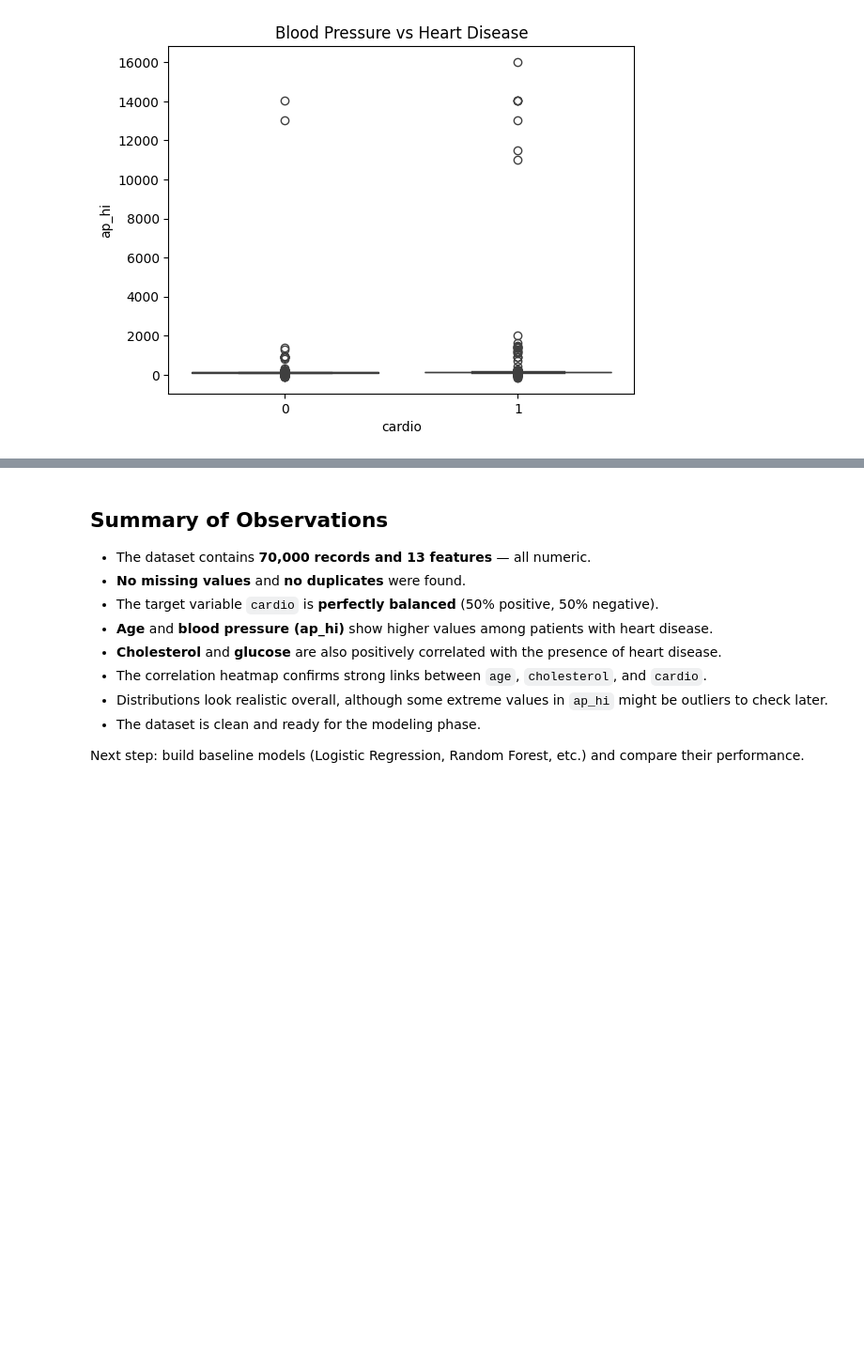
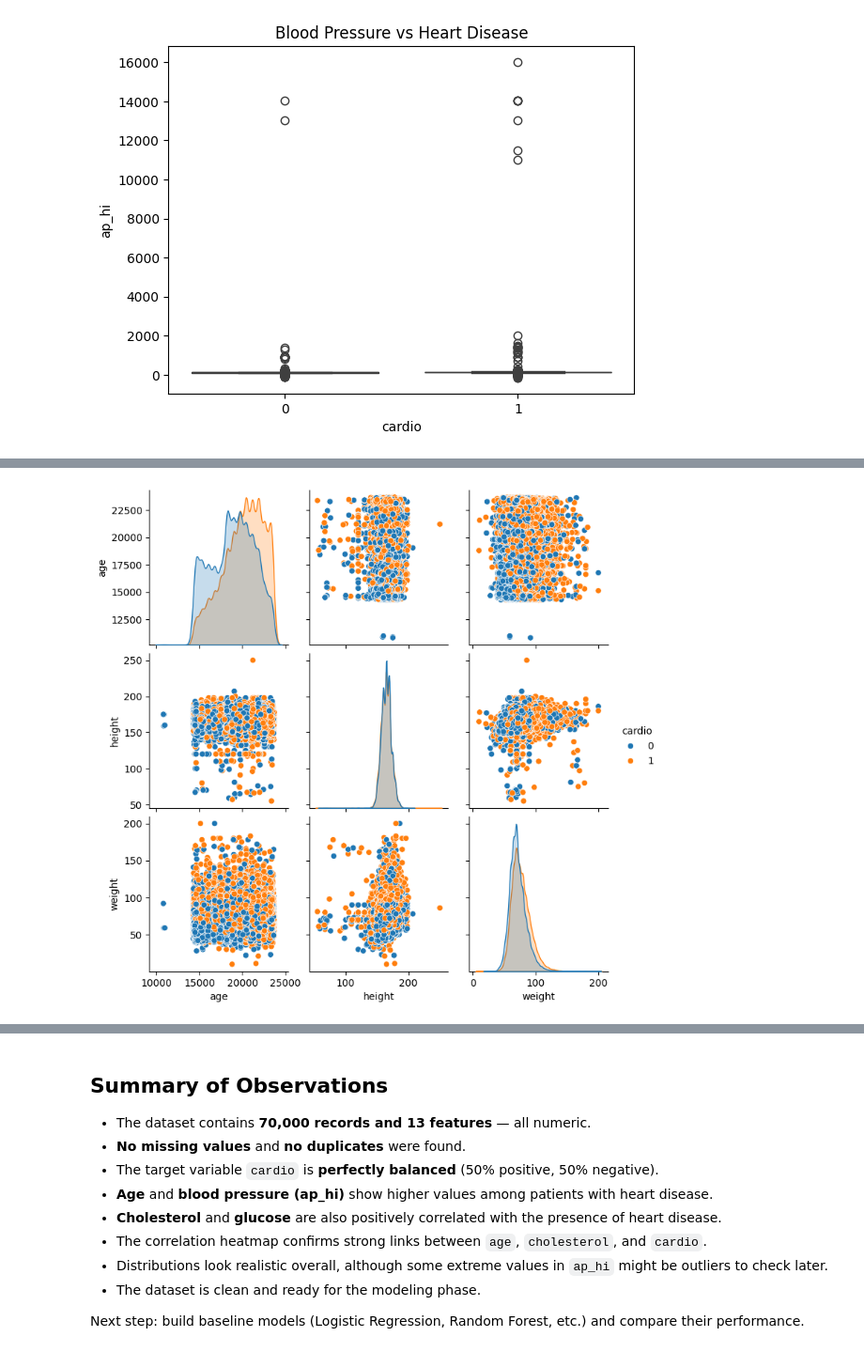
Before and after one commit to raniamehria/heart-failure-ml, a Jupyter notebook: data/eda.ipynb, the cells around one changed output, grey strips where cells are left out. Shown at 94% size. Cells and saved outputs as stored; diff of their text form; code cells hidden in the pictures; blank space fills up the shorter version.

```diff
--- a/data/eda.ipynb
+++ b/data/eda.ipynb
@@ -131,0 +138,5 @@ plt.show()
+# %%
+sns.pairplot(df[["age", "height", "weight", "cardio"]], hue="cardio")
+plt.show()
+# %% [output]
+[figure, added]
```
Also changed, not shown: parts of 6 cells of this notebook.
